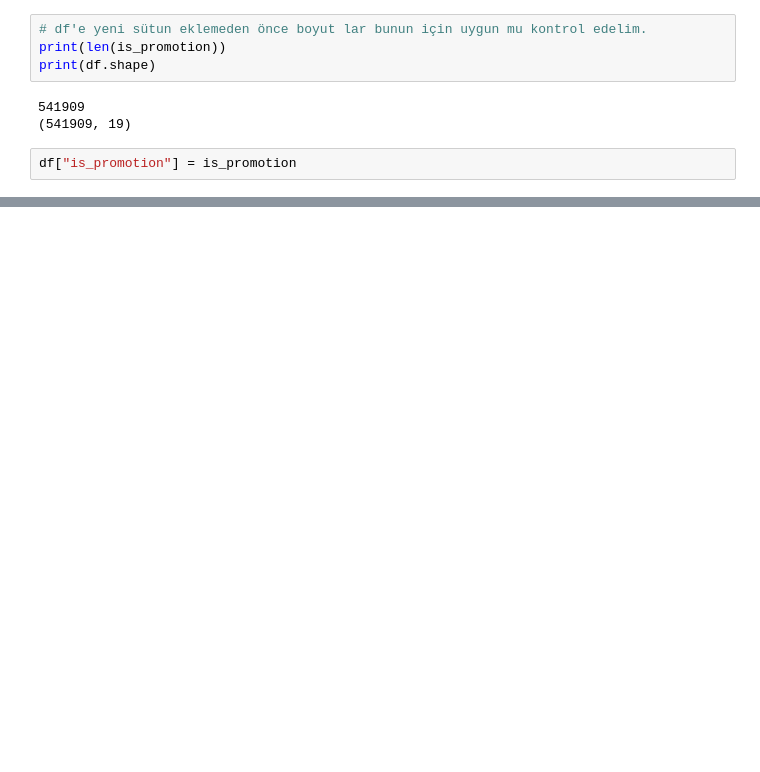
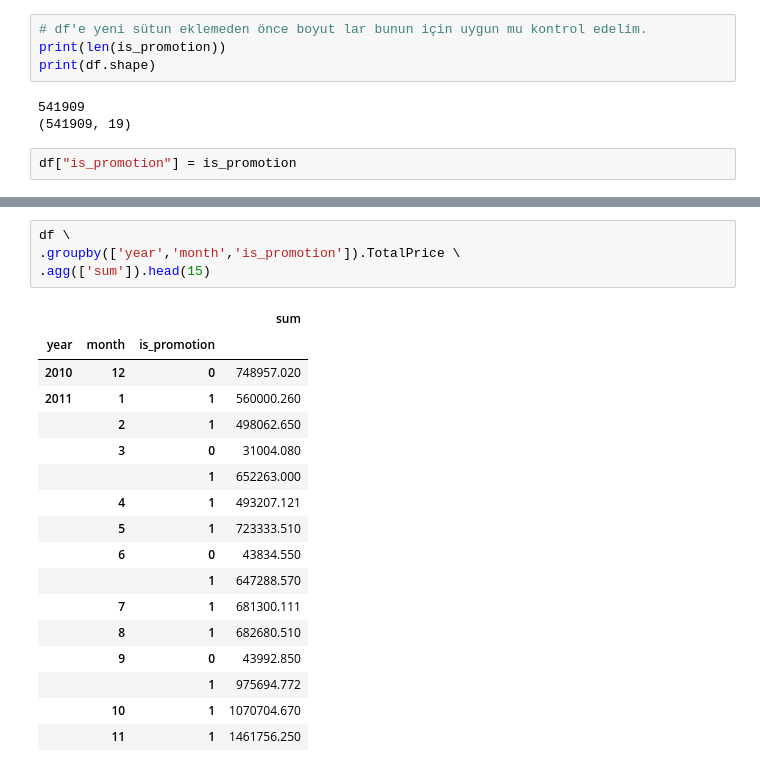
Before and after one commit to veribilimiokulu/bogazici-compec-python-ml, a Jupyter notebook: 02_pandas/07.Tarih_Saat_Index_parse_date.ipynb, the cells around one changed output, grey strips where cells are left out. Cells and saved outputs as stored; diff of their text form; blank space fills up the shorter version.

```diff
--- a/02_pandas/07.Tarih_Saat_Index_parse_date.ipynb
+++ b/02_pandas/07.Tarih_Saat_Index_parse_date.ipynb
@@ -514,0 +550,22 @@ df[df.is_promotion != 1].head()
+# %%
+df \
+.groupby(['year','month','is_promotion']).TotalPrice \
+.agg(['sum']).head(15)
+# %% [output]
+|  |  |  | sum |
+| year | month | is_promotion |  |
+| 2010 | 12 | 0 | 748957.020 |
+| 2011 | 1 | 1 | 560000.260 |
+|  | 2 | 1 | 498062.650 |
+|  | 3 | 0 | 31004.080 |
+|  |  | 1 | 652263.000 |
+|  | 4 | 1 | 493207.121 |
+|  | 5 | 1 | 723333.510 |
+|  | 6 | 0 | 43834.550 |
+|  |  | 1 | 647288.570 |
+|  | 7 | 1 | 681300.111 |
+|  | 8 | 1 | 682680.510 |
+|  | 9 | 0 | 43992.850 |
+|  |  | 1 | 975694.772 |
+|  | 10 | 1 | 1070704.670 |
+|  | 11 | 1 | 1461756.250 |
```
Also changed, not shown: parts of 13 cells of this notebook.
